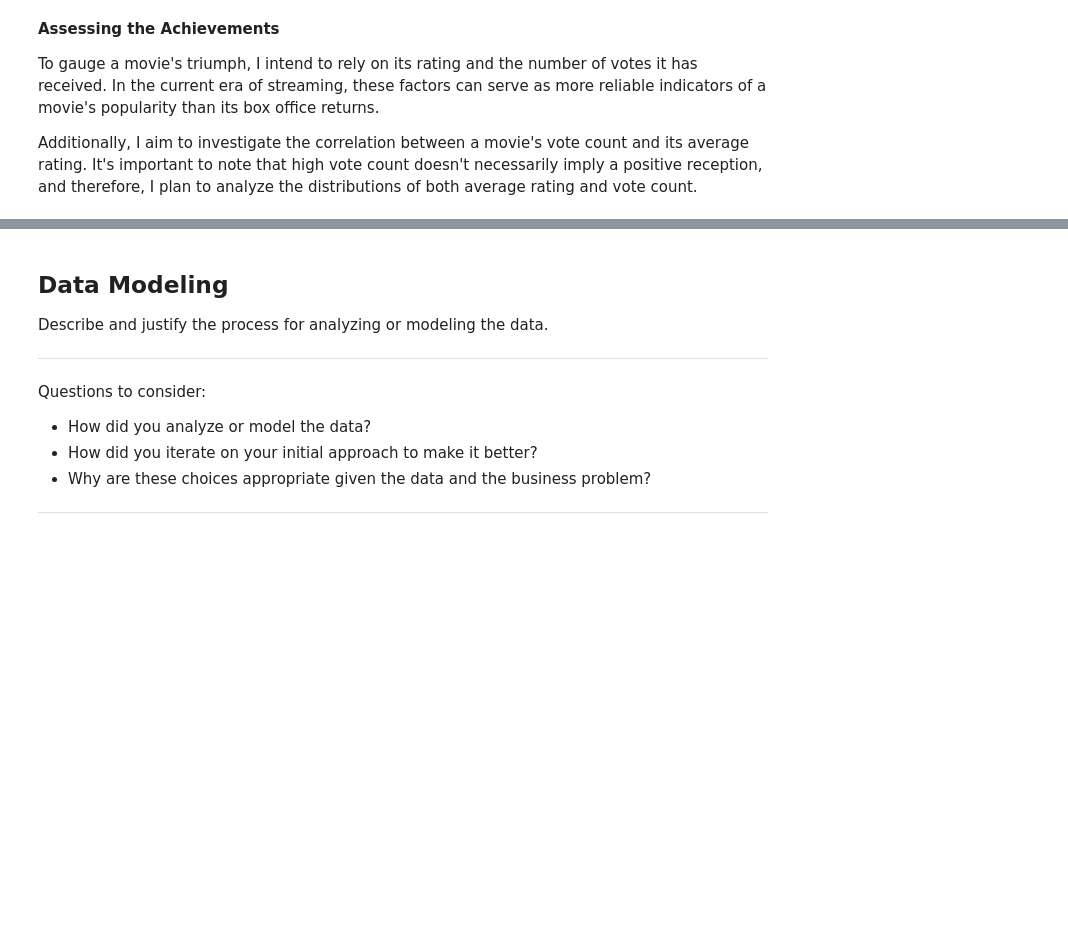
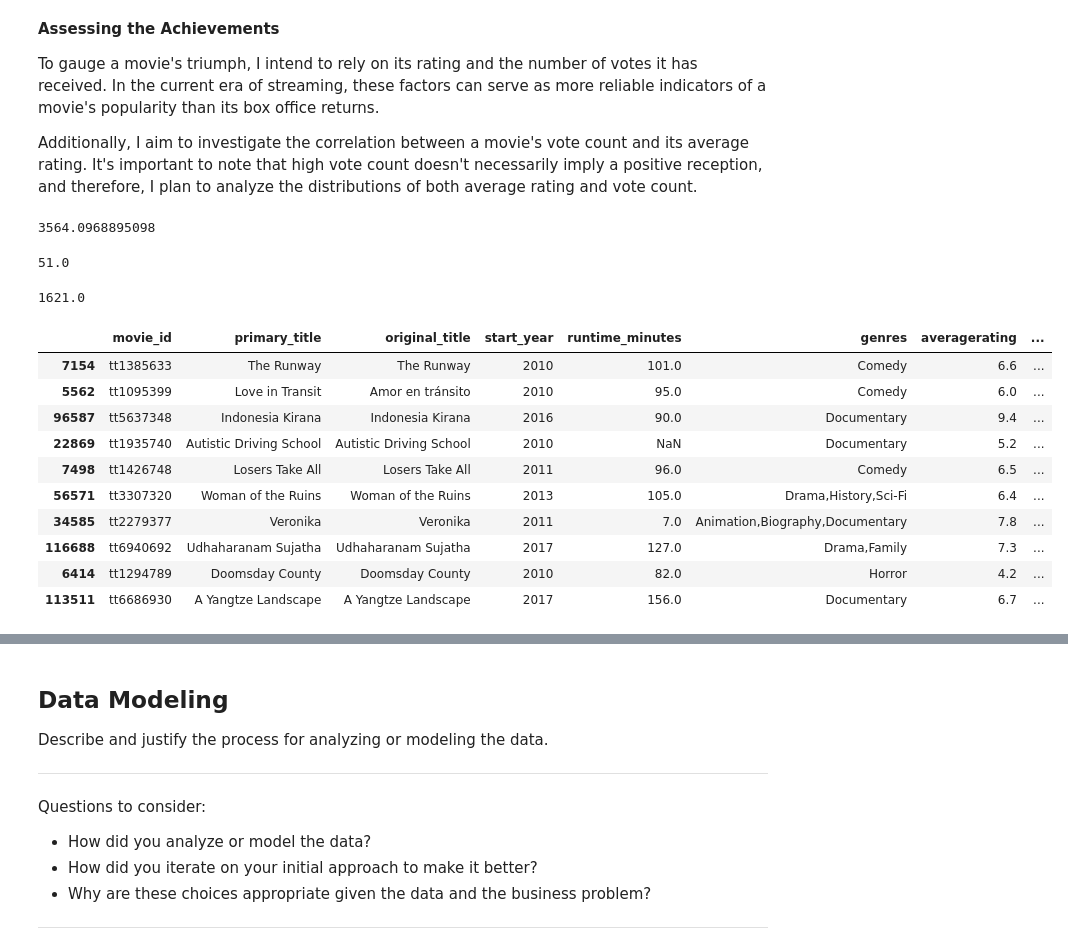
Before and after one commit to learn-co-curriculum/dsc-project-template, a Jupyter notebook: dsc-phase1-project-template.ipynb, the cells around one changed output, grey strips where cells are left out. Saved outputs shown, nothing was run; the diff lists cells and outputs as text; code cells hidden in the pictures; blank space fills up the shorter version.

```diff
--- a/dsc-phase1-project-template.ipynb
+++ b/dsc-phase1-project-template.ipynb
@@ -309,3 +306,33 @@ To gauge a movie's triumph, I intend to rely on its rating and the number of vot
 Additionally, I aim to investigate the correlation between a movie's vote count and its average rating. It's important to note that high vote count doesn't necessarily imply a positive reception, and therefore, I plan to analyze the distributions of both average rating and vote count.
 # %%
 # exploring the distributions of averagerating and numvotes.
+mean_votes = movies_ratings['numvotes'].mean()
+mean_votes
+# %% [output]
+3564.0968895098
+# %%
+median_votes = movies_ratings['numvotes'].median()
+median_votes
+# %% [output]
+51.0
+# %%
+q90_votes = movies_ratings['numvotes'].quantile(.90)
+q90_votes
+# %% [output]
+1621.0
+# %%
+# Taking a look at the bottom 90 percent of movies in terms of number of votes
+
+movies_ratings.query(f"numvotes < {q90_votes}").sample(10)
+# %% [output]
+|  | movie_id | primary_title | original_title | start_year | runtime_minutes | genres | averagerating | ... |
+| 7154 | tt1385633 | The Runway | The Runway | 2010 | 101.0 | Comedy | 6.6 | ... |
+| 5562 | tt1095399 | Love in Transit | Amor en tránsito | 2010 | 95.0 | Comedy | 6.0 | ... |
+| 96587 | tt5637348 | Indonesia Kirana | Indonesia Kirana | 2016 | 90.0 | Documentary | 9.4 | ... |
+| 22869 | tt1935740 | Autistic Driving School | Autistic Driving School | 2010 | NaN | Documentary | 5.2 | ... |
+| 7498 | tt1426748 | Losers Take All | Losers Take All | 2011 | 96.0 | Comedy | 6.5 | ... |
+| 56571 | tt3307320 | Woman of the Ruins | Woman of the Ruins | 2013 | 105.0 | Drama,History,Sci-Fi | 6.4 | ... |
+| 34585 | tt2279377 | Veronika | Veronika | 2011 | 7.0 | Animation,Biography,Documentary | 7.8 | ... |
+| 116688 | tt6940692 | Udhaharanam Sujatha | Udhaharanam Sujatha | 2017 | 127.0 | Drama,Family | 7.3 | ... |
+| 6414 | tt1294789 | Doomsday County | Doomsday County | 2010 | 82.0 | Horror | 4.2 | ... |
+| 113511 | tt6686930 | A Yangtze Landscape | A Yangtze Landscape | 2017 | 156.0 | Documentary | 6.7 | ... |
```
Also changed, not shown: parts of 17 cells of this notebook, 3 other files.
